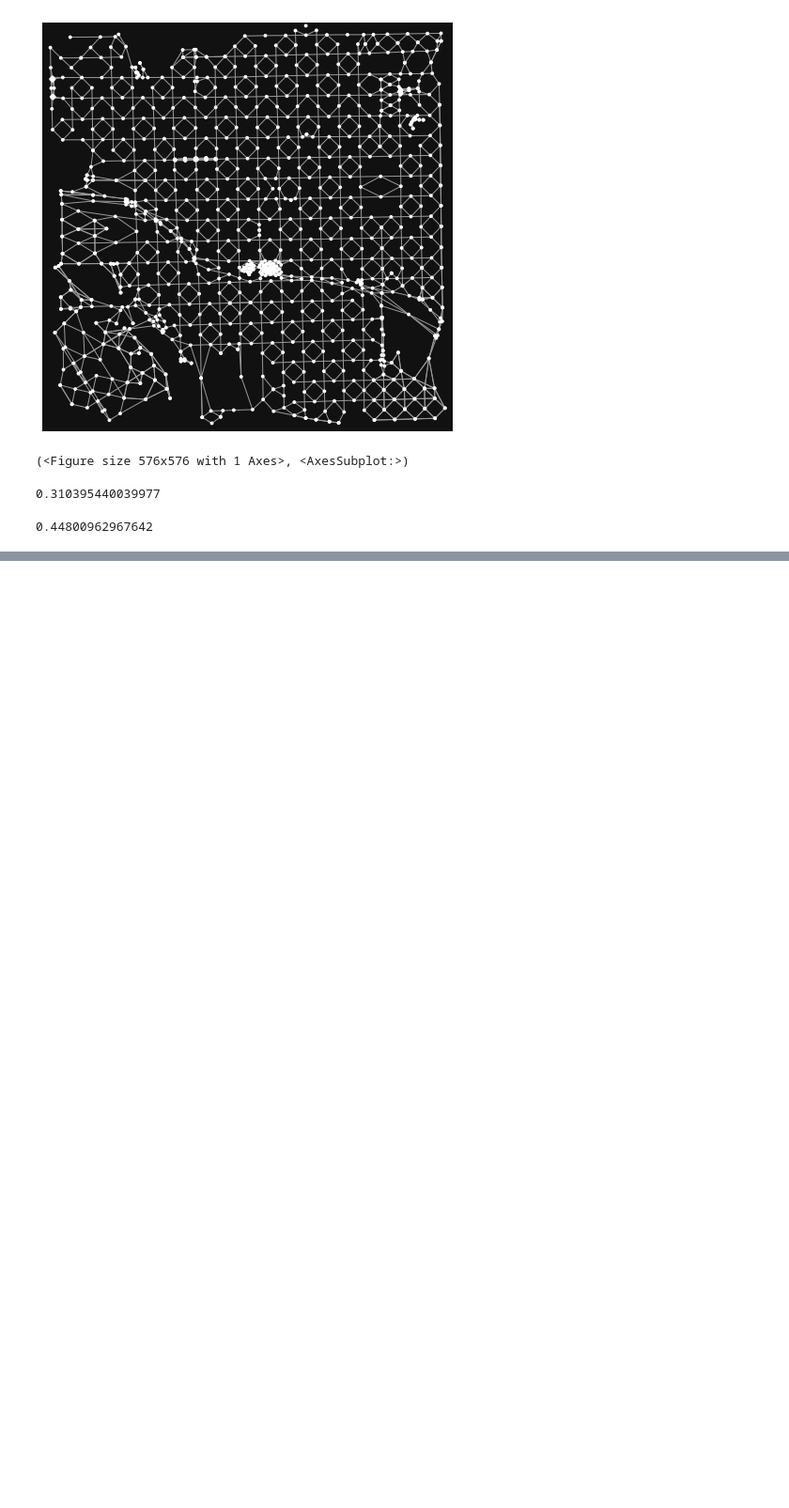
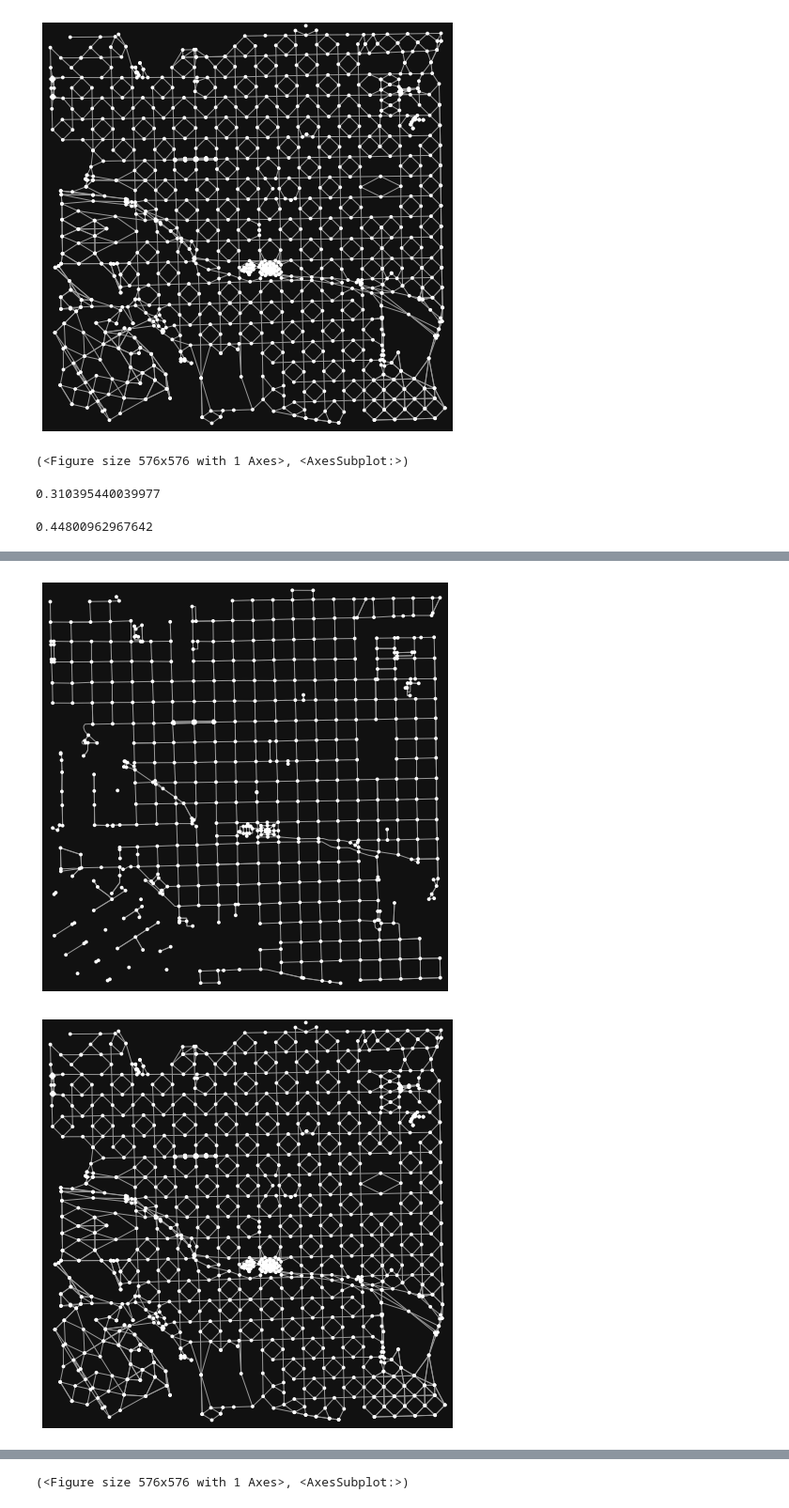
Before and after one commit to andre-morelli/Urban-Analytics, a Jupyter notebook: test.ipynb, the cells around one changed output, grey strips where cells are left out. Shown at 94% size. Cells and saved outputs as stored; diff of their text form; code cells hidden in the pictures; blank space fills up the shorter version.

Commit message:
Added module for vulnerability analysis

```diff
--- a/test.ipynb
+++ b/test.ipynb
@@ -33,0 +79,12 @@ network_analysis.get_attr_concentration_coef(Gd,'ang_dif',upper_strata=5)
+# %%
+G_=vulnerability_analysis.remove_edges_by_attr(G,'length',.1,ascending=False)
+ox.plot_graph(G_)
+G_=vulnerability_analysis.remove_edges_by_attr(Gd,'ang_dif',.1)
+ox.plot_graph(G_)
+G_=vulnerability_analysis.remove_nodes_by_attr(G,'x',.1,ascending=False)
+ox.plot_graph(G_)
+G_=vulnerability_analysis.remove_nodes_by_attr(Gd,'y',.1)
+ox.plot_graph(G_)
+# %% [output]
+[figure, added]
+[figure, added]
@@ -33,0 +93 @@ network_analysis.get_attr_concentration_coef(Gd,'ang_dif',upper_strata=5)
+(<Figure size 576x576 with 1 Axes>, <AxesSubplot:>)
```
Also changed, not shown: parts of 8 cells of this notebook, 1 other file.
